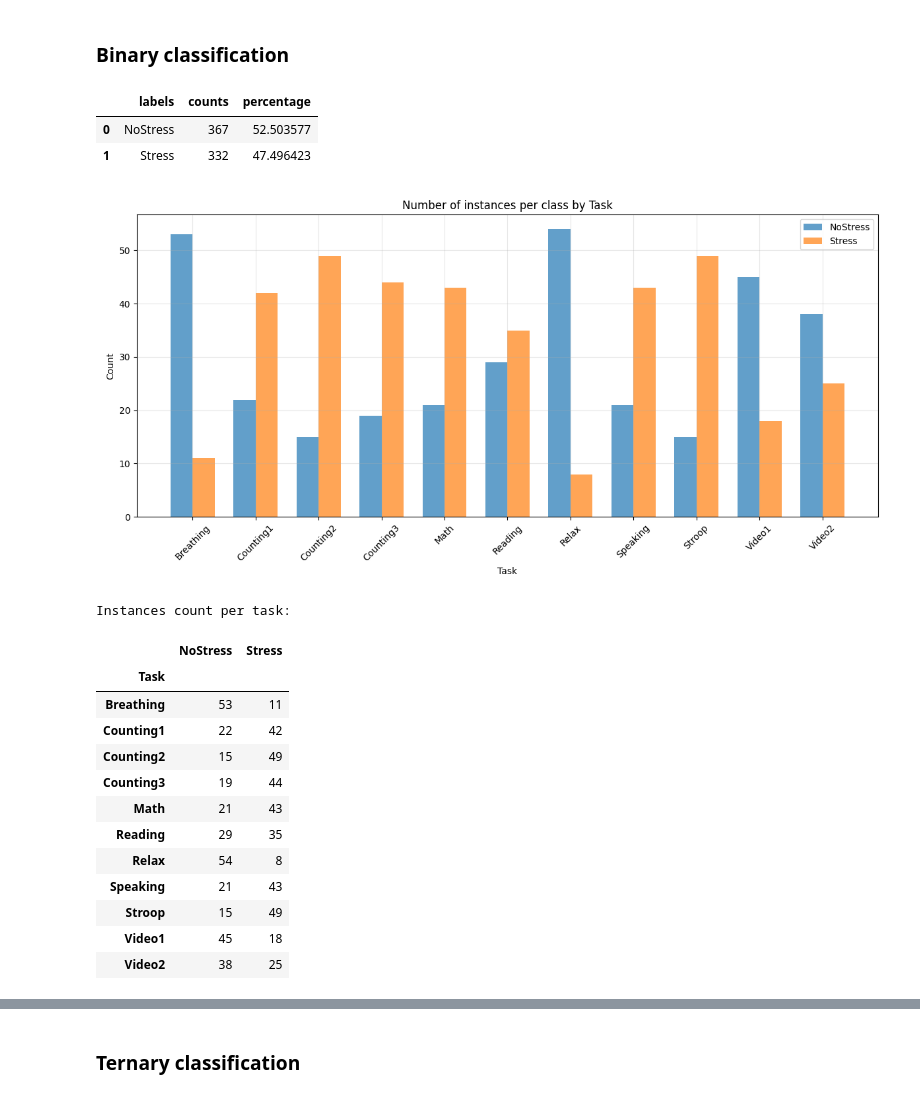
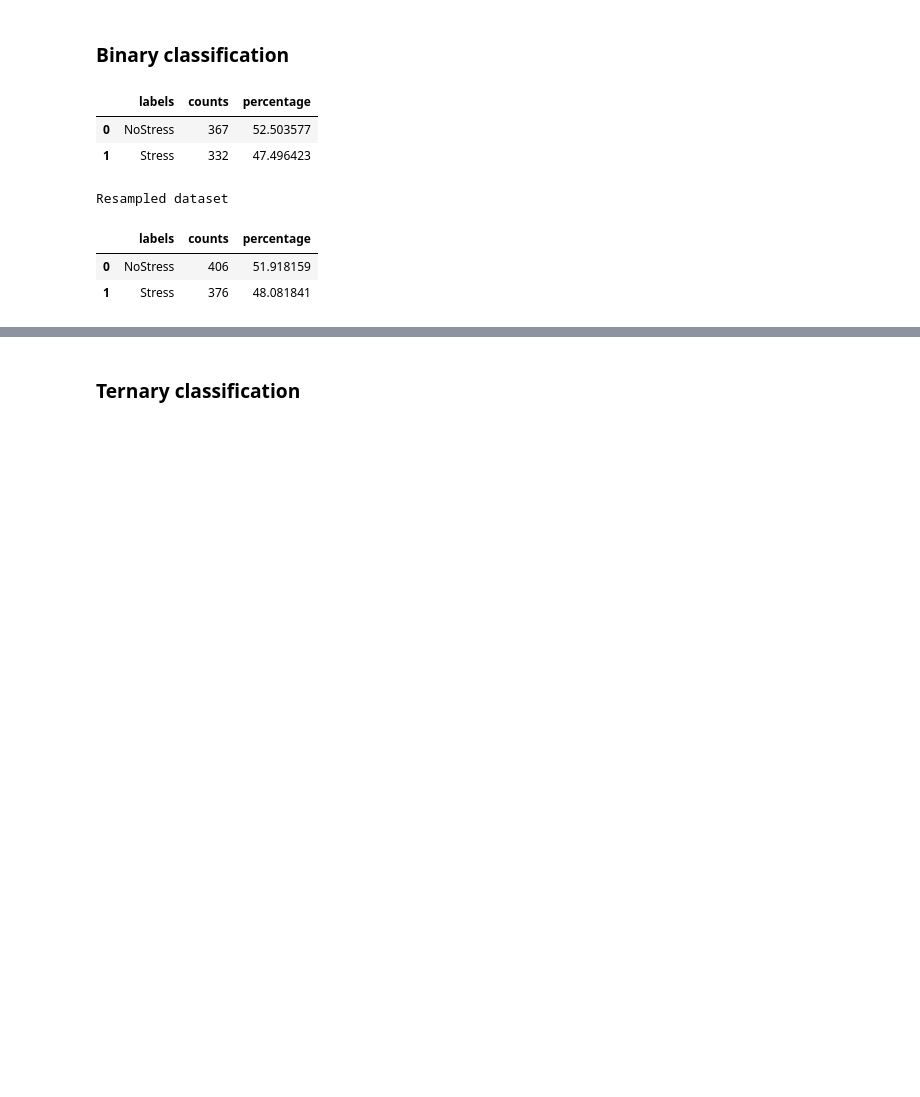
Before and after one commit to sergiodl-ubi/stressID, a Jupyter notebook: Classification/classification_physio.ipynb, the cells around one changed output, grey strips where cells are left out. Saved outputs shown, nothing was run; the diff lists cells and outputs as text; code cells hidden in the pictures; blank space fills up the shorter version.

```diff
--- a/Classification/classification_physio.ipynb
+++ b/Classification/classification_physio.ipynb
@@ -309,9 +309,8 @@ if any(tunning_for.values()):
             "cls__C": np.logspace(-4, 4, 20),
             "cls__penalty": ["l2", None],
             "cls__solver": ["lbfgs", "newton-cg"],
-            "cls__max_iter": [100, 1000, 2500, 5000],
         }
-        search = search_class(make_pipeline(LogisticRegression()), param_grid)
+        search = search_class(make_pipeline(LogisticRegression(max_iter=10000)), param_grid)
         search.fit(x_train, y_train)
         print(f"Best parameters found for LogisticRegression: {search.best_params_}")
         print(f"Best score: {search.best_score_:.3f}")
@@ -324,9 +323,8 @@ if any(tunning_for.values()):
             "cls__C": np.logspace(-4, 4, 20),
             "cls__penalty": ["l1", "l2", "elasticnet", None],
             "cls__solver": ["saga"],
-            "cls__max_iter": [100, 500, 1000, 1500],
         }
-        search = search_class(make_pipeline(LogisticRegression()), param_grid)
+        search = search_class(make_pipeline(LogisticRegression(max_iter=10000)), param_grid)
         search.fit(x_train, y_train)
         print(f"Best parameters found for LogisticRegression: {search.best_params_}")
         print(f"Best score: {search.best_score_:.3f}")
@@ -342,25 +340,28 @@ params = {
     "feature_selector": "RFE",  ###  None, 'PCA', 'L1', or 'RFE' (ordered by speed)
     "test_size": 0.2,  # Paper value: 0.2
     "n_splits": 10,  # Paper value: 10
-    "data_augmentation": False,
+    "data_augmentation": True,
     "show_averages": True,
     "show_confusion_matrices": True,
-    "save_models": False,
-    "save_results": False,
+    "save_models": True,
+    "save_results": True,
     "verbose": False,
 }
 
 validations = {
-    'holdout': False,
+    'holdout': True,
     'kfold': True
 }
 
 list_classif = [
-    RandomForestClassifier(max_depth=5, random_state=params["state_int"]),
-    # LogisticRegression(max_iter=5000),
-    # KNeighborsClassifier(n_neighbors=2, p=1, weights="distance"),
-    SVC(gamma="auto", kernel="rbf", random_state=params["state_int"], probability=True),
-    # MLPClassifier(max_iter=5000, hidden_layer_sizes=[], random_state=params["state_int"]),
+    # RandomForestClassifier(max_depth=5, random_state=params["state_int"]), # Original
+    RandomForestClassifier(bootstrap=True, max_depth=40, max_features="log2", min_samples_leaf=1, min_samples_split=2, n_estimators=450, random_state=params["state_int"]),
+    # LogisticRegression(max_iter=10000),
+    KNeighborsClassifier(n_neighbors=2, p=1, weights="distance"),
+    # SVC(gamma="auto", kernel="rbf", random_state=params["state_int"], probability=True), # Original
+    SVC(C=1000, gamma="auto", kernel="rbf", random_state=params["state_int"], probability=True),
+    # MLPClassifier(max_iter=5000, hidden_layer_sizes=[], random_state=params["state_int"]), # Original
+    MLPClassifier(activation="tanh", alpha=0.008, hidden_layer_sizes=(100,), learning_rate_init=0.005, max_iter=10000, random_state=params["state_int"]),
 ]
 # %% [markdown]
 ### Binary classification
@@ -371,7 +372,7 @@ y = labels['binary-stress']
 show_label_stats(params['classes'], y)
 
 if params["data_augmentation"]:
-    ada = ADASYN(random_state=params["state_int"], sampling_strategy={0: 650, 1:650})
+    ada = ADASYN(random_state=params["state_int"], sampling_strategy={0: 450, 1:450})
     x_in, y_in = ada.fit_resample(x, y)
     print("Resampled dataset")
     show_label_stats(params["classes"], y_in)
@@ -391,48 +392,37 @@ else:
         index=y_in.index,
     )
     for cls_id, cls_name in enumerate(params["classes"]):
         bin_stats[cls_name] = [value == cls_id for value in y_in]
 
     tasks = sorted(bin_stats['Task'].unique())
     x_positions = np.arange(len(tasks))
     width = 0.35
 
     # Plot bars and scatter points for each class
     for i, class_name in enumerate(params["classes"]):
         counts = bin_stats.groupby('Task')[class_name].sum()
         bars = plt.bar(x_positions + (i-0.5)*width, [counts[task] for task in tasks], width,
                         label=class_name, alpha=0.7)
 
     plt.xlabel('Task')
     plt.ylabel('Count')
     plt.title('Number of instances per class by Task')
     plt.xticks(x_positions, tasks, rotation=45)
     plt.legend()
     plt.grid(True, alpha=0.3)
     plt.tight_layout()
     plt.show()
 
     print("\nInstances count per task:")
     display(bin_stats.groupby('Task')[params["classes"]].sum())
 # %% [output]
 |  | labels | counts | percentage |
 | 0 | NoStress | 367 | 52.503577 |
 | 1 | Stress | 332 | 47.496423 |
-[figure, removed]
-Instances count per task:
+Resampled dataset
-|  | NoStress | Stress |
-| Task |  |  |
-| Breathing | 53 | 11 |
-| Counting1 | 22 | 42 |
-| Counting2 | 15 | 49 |
-| Counting3 | 19 | 44 |
-| Math | 21 | 43 |
-| Reading | 29 | 35 |
-| Relax | 54 | 8 |
-| Speaking | 21 | 43 |
-| Stroop | 15 | 49 |
-| Video1 | 45 | 18 |
-| Video2 | 38 | 25 |
+|  | labels | counts | percentage |
+| 0 | NoStress | 406 | 51.918159 |
+| 1 | Stress | 376 | 48.081841 |
 # %%
 # 10 random splits holdout
 if validations['holdout']:
```
Also changed, not shown: parts of 11 cells of this notebook, 3 other files.
